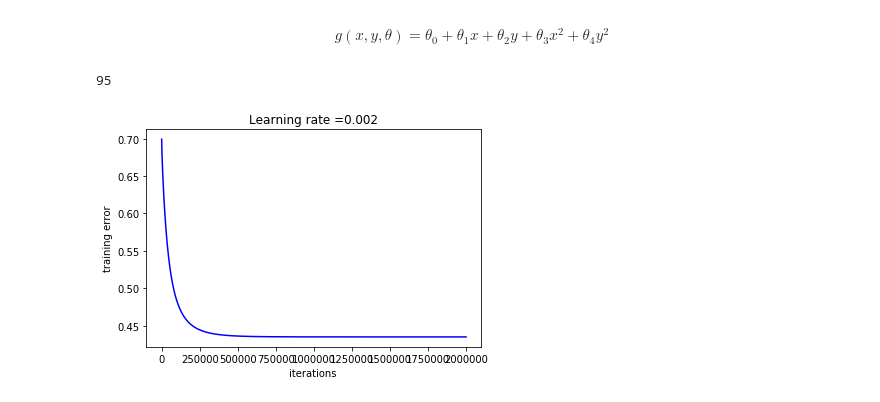
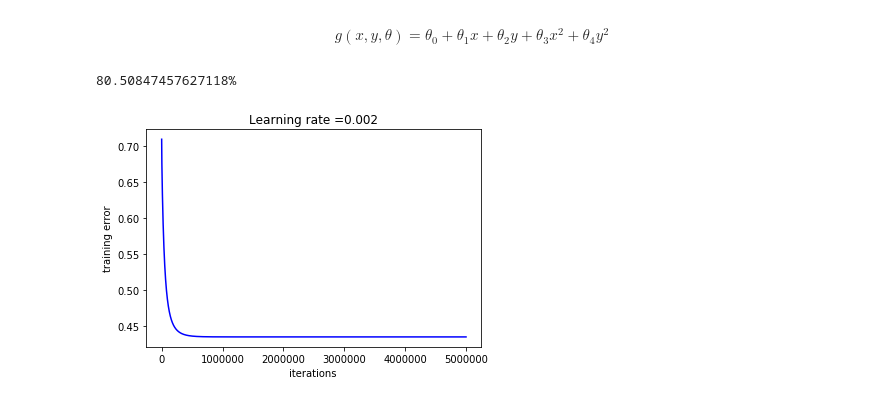
Before and after one commit to YoungsooNa/ML, a Jupyter notebook: Assignment_06/Assignment06.ipynb, the cells around one changed output. Saved outputs shown, nothing was run; the diff lists cells and outputs as text; code cells hidden in the pictures.

```diff
--- a/Assignment_06/Assignment06.ipynb
+++ b/Assignment_06/Assignment06.ipynb
@@ -26,22 +26,23 @@ plt.tight_layout()
 plt.gca().set_aspect('equal', adjustable='box')
 plt.show()
 
+setaN = 5
+X = np.asarray([1]*len(pointX))
+X = np.append(np.append(X, pointX), pointY)
+X = np.append(np.append(X, pointX ** (2)), pointY ** (2))
 
-X = np.append(np.append(np.append(np.append( np.asarray([1]*118) , pointX) , pointY), pointX**2), pointY**2)
-X = np.append(np.append(np.append(np.append(X, pointX**3),pointY**3), pointX**4),pointY**4)
-X = np.reshape(X, (9, len(pointX)))
+X = np.reshape(X, (setaN, len(pointX)))
 # %% [output]
 [figure]
 # %% [markdown]
 $$g(x, y, \theta) = \theta_0 + \theta_1 x + \theta_2 y + \theta_3 x^2 + \theta_4 y^2 $$
 # %%
-setaN = 9
 seta = np.asarray([0.1] * setaN)
 np.reshape(seta, (setaN, 1))
 err_list = []
 
 lr = 0.002
-epochs = 2000000
+epochs = 5000000
 A = None
 M = len(pointX)
 
@@ -68,14 +69,14 @@ for i, a in enumerate(A):
     elif a > 0.5 and label[i] == 1:
         correct += 1
 
-print(correct)
+print(str(correct / len(A) * 100) + '%')
 # %% [output]
-95
+80.50847457627118%
 # %%
-plt.plot(np.squeeze(err_list[600:]), color='b')
+plt.plot(np.squeeze(err_list), color='b')
 plt.ylabel('training error')
 plt.xlabel('iterations ')
 plt.title("Learning rate =" + str(lr))
 plt.show()
 # %% [output]
-[figure, old version]
+[figure, new version]
```
Also changed, not shown: parts of 2 cells of this notebook.
